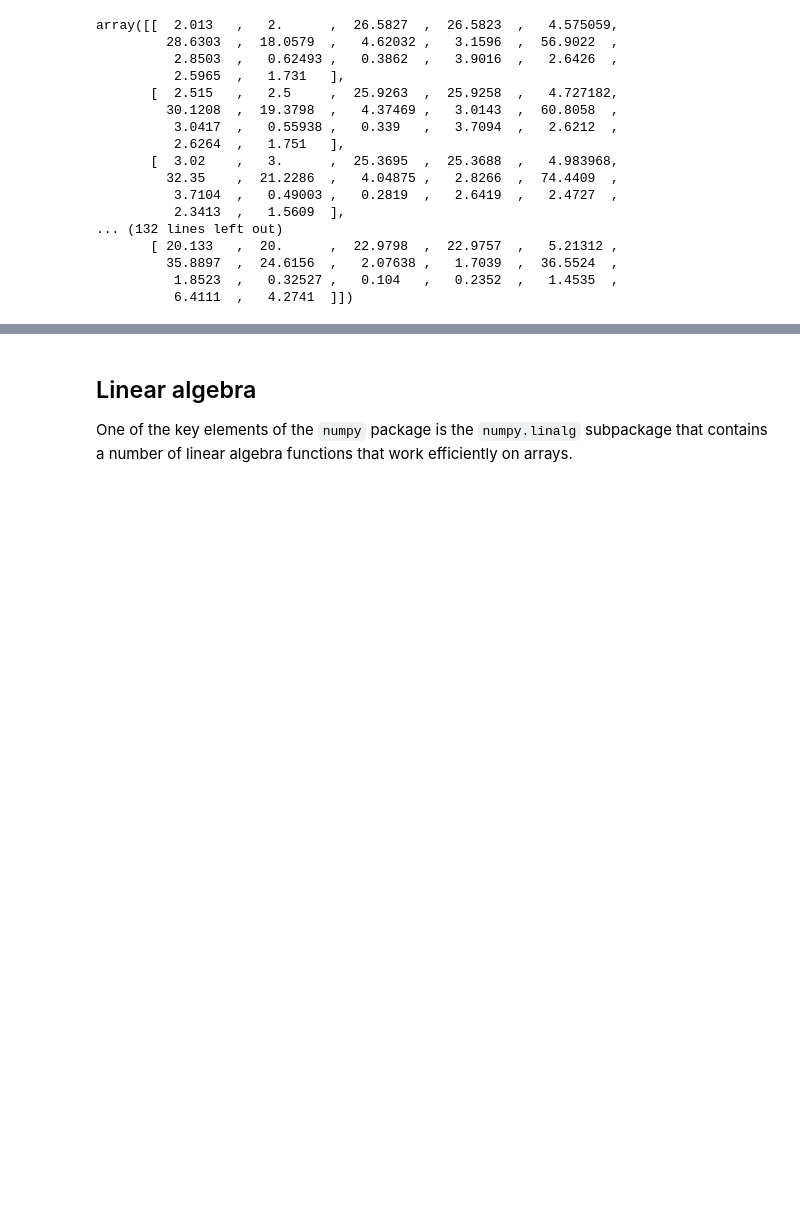
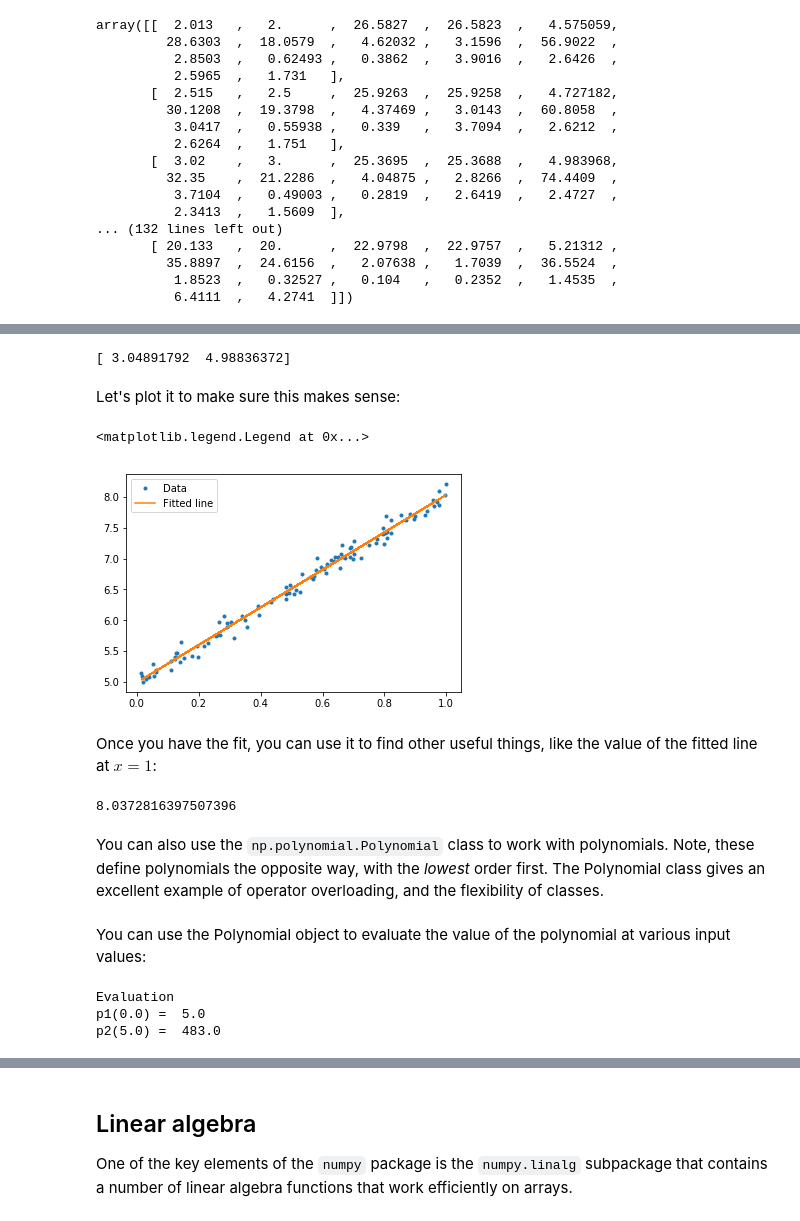
Before and after one commit to kthyng/python4geosciences, a Jupyter notebook: materials/2_numpy.ipynb, the cells around one changed output, grey strips where cells are left out. Saved outputs shown, nothing was run; the diff lists cells and outputs as text; code cells hidden in the pictures; blank space fills up the shorter version.

Commit message:
numpy is ready to go! lots of rearranging and added to broadcasting and polynomials

```diff
--- a/materials/2_numpy.ipynb
+++ b/materials/2_numpy.ipynb
@@ -647,0 +705,32 @@ array([[  2.013   ,   2.      ,  26.5827  ,  26.5823  ,   4.575059,
+# %%
+x = np.random.rand(100)
+y = 5 + 3*x + 0.1*np.random.randn(100)   # A straight line with some noise
+
+p = np.polyfit(x, y, 1)  # fit a straight line (order is 1)
+print(p)  # The coefficients of the polynomial, with highest order first. (i.e,. [slope, intercept])
+# %% [output]
+[ 3.04891792  4.98836372]
+# %% [markdown]
+Let's plot it to make sure this makes sense:
+# %%
+import matplotlib.pyplot as plt
+%matplotlib inline
+
+# plot data
+plt.plot(x, y, '.')
+
+# plot fitted line
+plt.plot(x, p[0]*x + p[1])
+
+plt.legend(('Data', 'Fitted line'))
+# %% [output]
+<matplotlib.legend.Legend at 0x...>
+[figure, added]
+# %% [markdown]
+Once you have the fit, you can use it to find other useful things, like the value of the fitted line at $x=1$:
+# %%
+np.polyval(p, 1)
+# %% [output]
+8.0372816397507396
+# %% [markdown]
+You can also use the `np.polynomial.Polynomial` class to work with polynomials. Note, these define polynomials the opposite way, with the _lowest_ order first. The Polynomial class gives an excellent example of operator overloading, and the flexibility of classes.
@@ -647,0 +740,10 @@ array([[  2.013   ,   2.      ,  26.5827  ,  26.5823  ,   4.575059,
+# %% [markdown]
+You can use the Polynomial object to evaluate the value of the polynomial at various input values:
+# %%
+print('Evaluation')
+print('p1(0.0) = ', p1(0))
+print('p2(5.0) = ', p2(5))
+# %% [output]
+Evaluation
+p1(0.0) =  5.0
+p2(5.0) =  483.0
```
Also changed, not shown: parts of 167 cells of this notebook.
